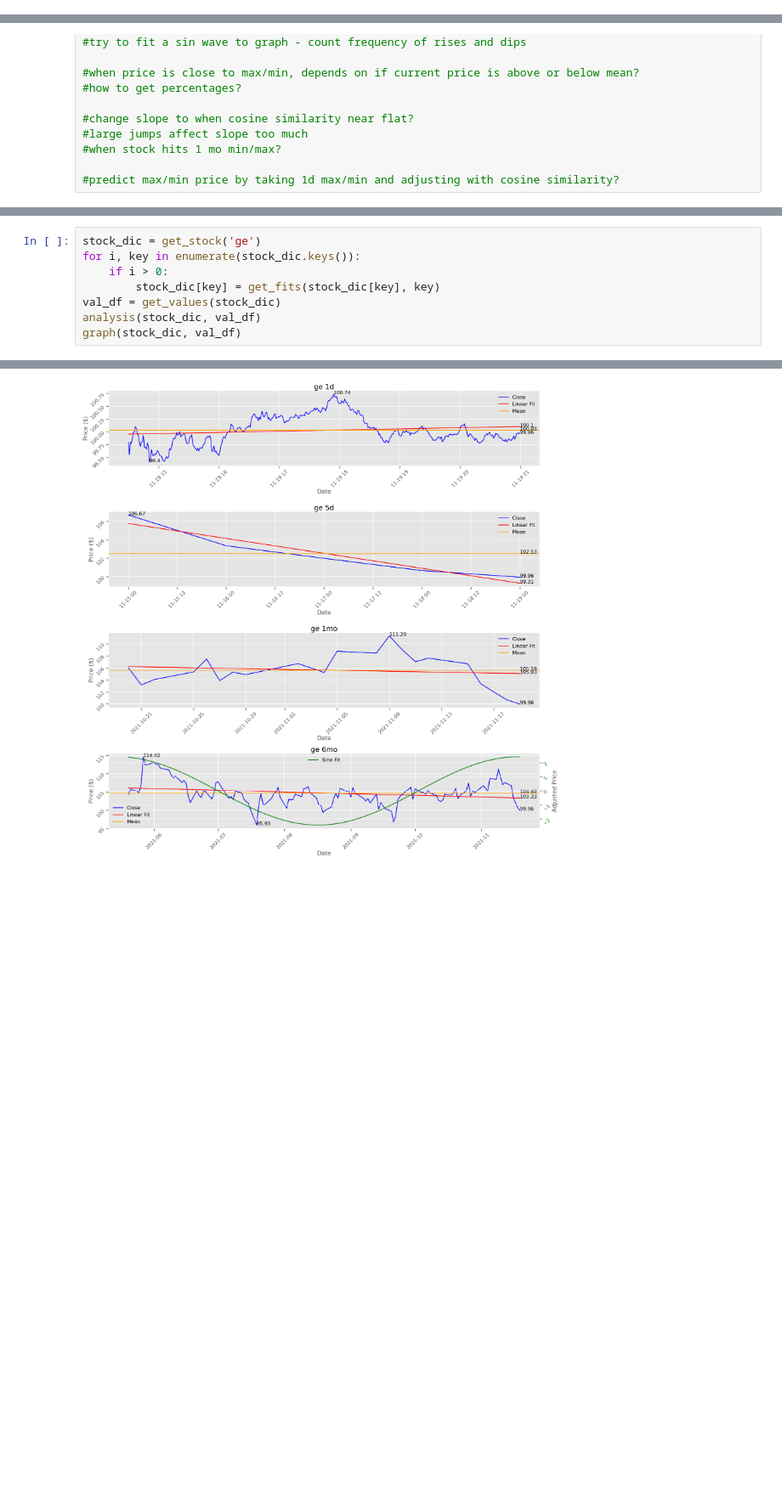
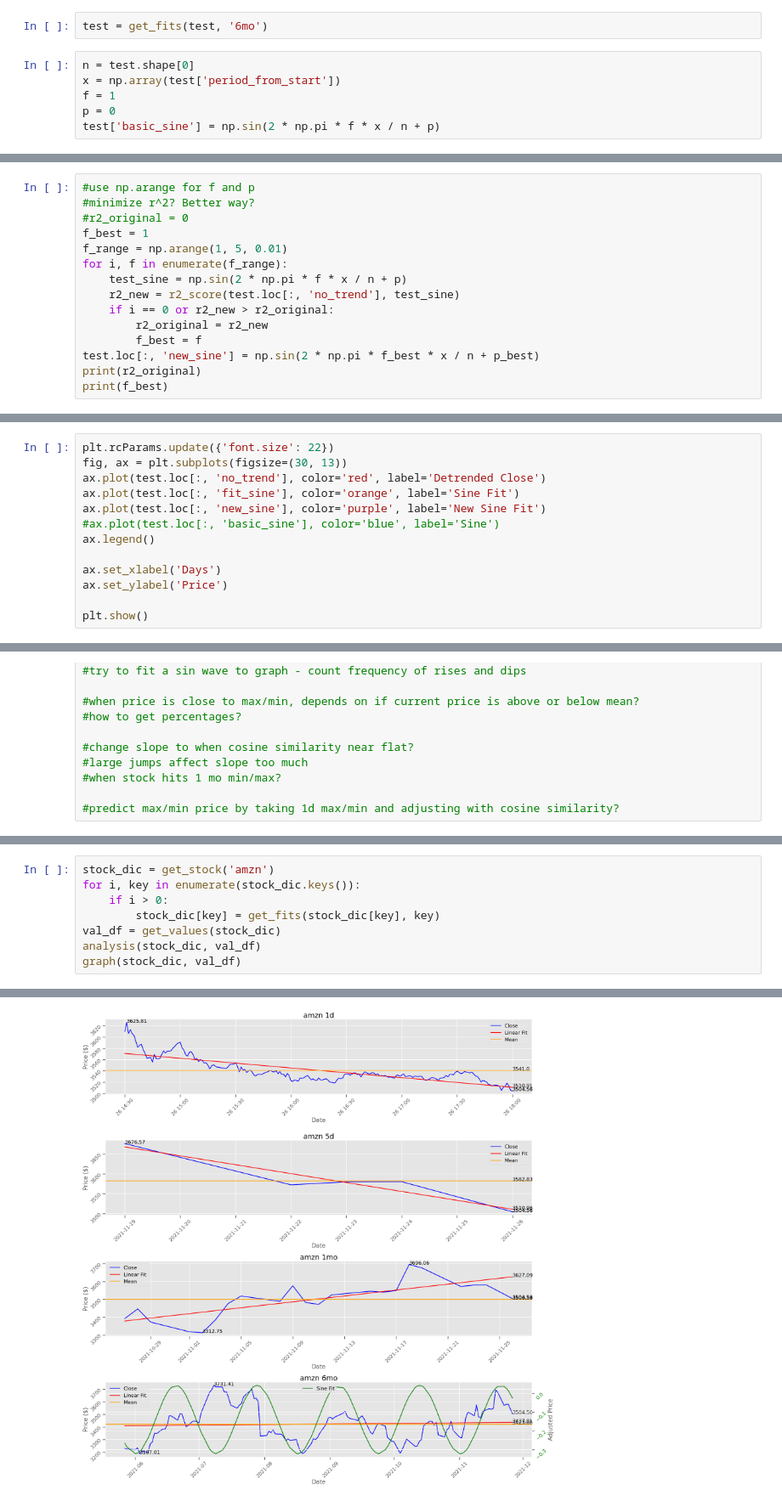
Before and after one commit to seantanken/GalvanizeRepo, a Jupyter notebook: stock_analyzer/yfinance_stock_analysis.ipynb, the cells around one changed output, grey strips where cells are left out. Shown at 85% size. Drawn from its saved outputs; the diff is of its cells as text; blank space fills up the shorter version.

Commit message:
working on sine wave regression for 6mo

```diff
--- a/stock_analyzer/yfinance_stock_analysis.ipynb
+++ b/stock_analyzer/yfinance_stock_analysis.ipynb
@@ -186,0 +199,8 @@ def fit_sine(x, y):
+# %%
+test = get_fits(test, '6mo')
+# %%
+n = test.shape[0]
+x = np.array(test['period_from_start'])
+f = 1
+p = 0
+test['basic_sine'] = np.sin(2 * np.pi * f * x / n + p)
@@ -186,0 +237,15 @@ def fit_sine(x, y):
+# %%
+#use np.arange for f and p
+#minimize r^2? Better way?
+#r2_original = 0
+f_best = 1
+f_range = np.arange(1, 5, 0.01)
+for i, f in enumerate(f_range):
+    test_sine = np.sin(2 * np.pi * f * x / n + p)
+    r2_new = r2_score(test.loc[:, 'no_trend'], test_sine)
+    if i == 0 or r2_new > r2_original:
+        r2_original = r2_new
+        f_best = f
+test.loc[:, 'new_sine'] = np.sin(2 * np.pi * f_best * x / n + p_best)
+print(r2_original)
+print(f_best)
@@ -186,0 +259,13 @@ def fit_sine(x, y):
+# %%
+plt.rcParams.update({'font.size': 22})
+fig, ax = plt.subplots(figsize=(30, 13))
+ax.plot(test.loc[:, 'no_trend'], color='red', label='Detrended Close')
+ax.plot(test.loc[:, 'fit_sine'], color='orange', label='Sine Fit')
+ax.plot(test.loc[:, 'new_sine'], color='purple', label='New Sine Fit')
+#ax.plot(test.loc[:, 'basic_sine'], color='blue', label='Sine')
+ax.legend()
+
+ax.set_xlabel('Days')
+ax.set_ylabel('Price')
+
+plt.show()
@@ -203,5 +296,5 @@ def fit_sine(x, y):
 # %%
-stock_dic = get_stock('ge')
+stock_dic = get_stock('amzn')
 for i, key in enumerate(stock_dic.keys()):
     if i > 0:
         stock_dic[key] = get_fits(stock_dic[key], key)
@@ -218 +310 @@ At 1mo min
-[figure, old version]
+[figure, new version]
```
Also changed, not shown: parts of 12 cells of this notebook.
